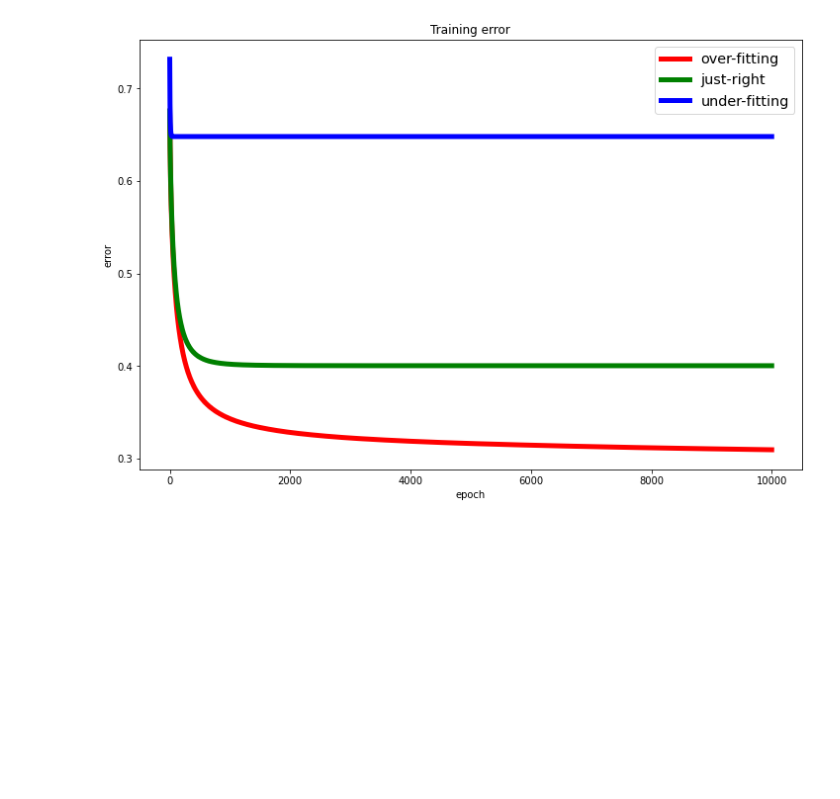
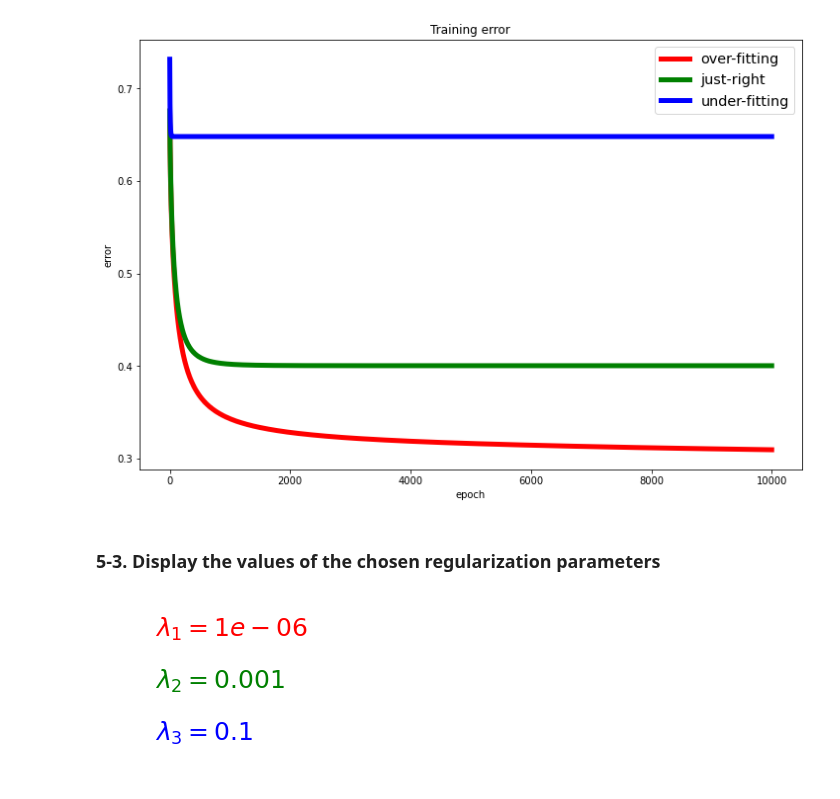
Before and after one commit to ihooni/class-MachineLearning, a Jupyter notebook: 07/assignment-07.ipynb, the cells around one changed output. Saved outputs shown, nothing was run; the diff lists cells and outputs as text; code cells hidden in the pictures; blank space fills up the shorter version.

Commit message:
chore: display the values of the chosen regularization parameters

```diff
--- a/07/assignment-07.ipynb
+++ b/07/assignment-07.ipynb
@@ -139,3 +139,20 @@ plt.ylabel('error')
 plt.show()
 # %% [output]
 [figure]
+# %% [markdown]
+### 5-3. Display the values of the chosen regularization parameters
+# %%
+text1 = r'\lambda_1 = ' + str(over_fitting_lam)
+text2 = r'\lambda_2 = ' + str(just_right_lam)
+text3 = r'\lambda_3 = ' + str(under_fitting_lam)
+
+ax = plt.axes([0, 0, 0.6, 0.6])
+ax.set_xticks([])
+ax.set_yticks([])
+ax.axis('off')
+plt.text(0.2, 0.8, f'${text1}$', size=25, color='red')
+plt.text(0.2, 0.5, f'${text2}$', size=25, color='green')
+plt.text(0.2, 0.2, f'${text3}$', size=25, color='blue')
+plt.show()
+# %% [output]
+[figure, added]
```
